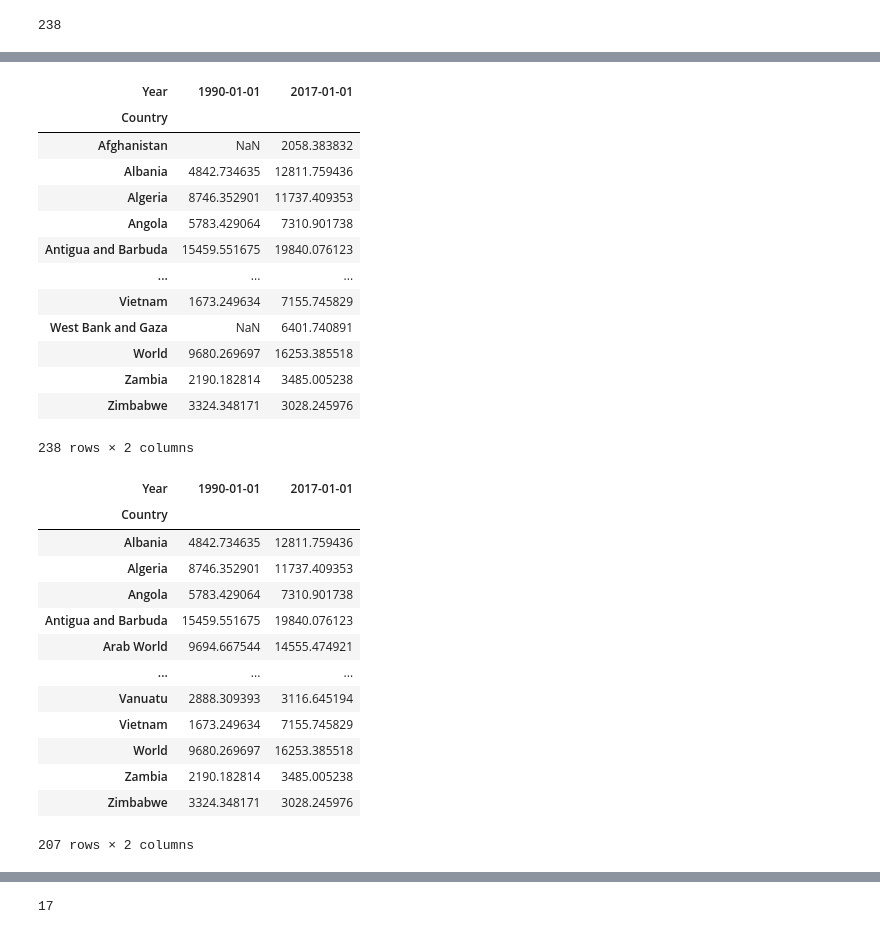
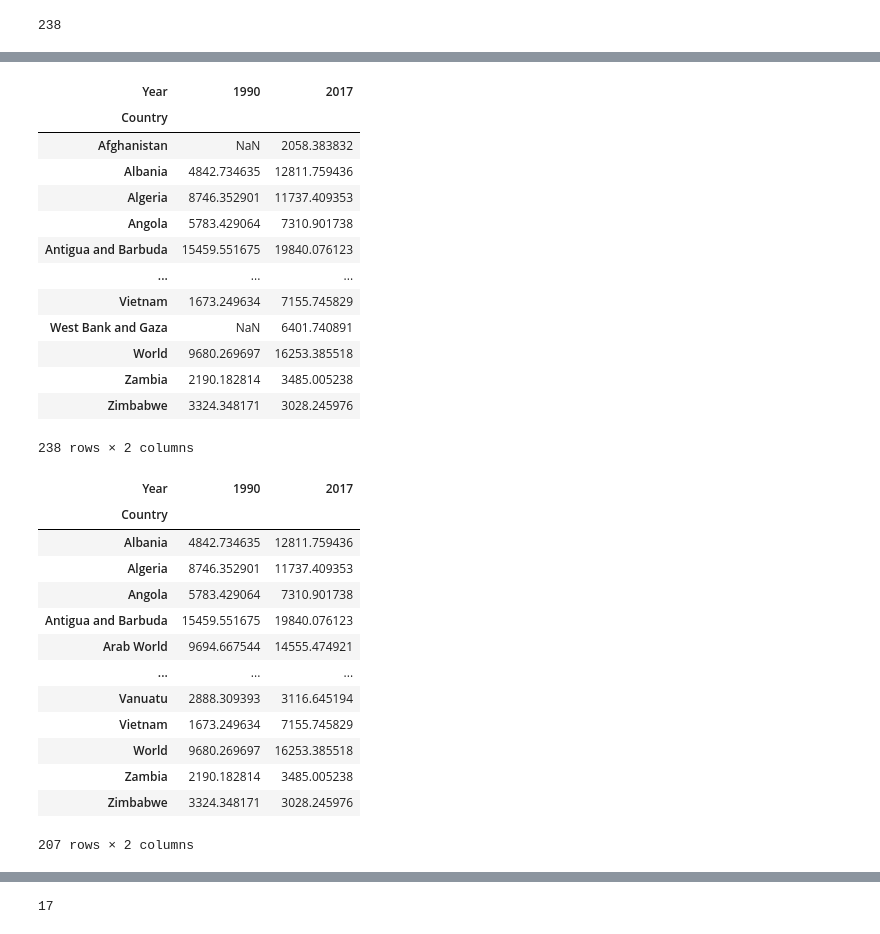
Before and after one commit to nss-data-science-cohort-6/un_data_question-RodNSS, a Jupyter notebook: notebooks/UN_Data_Exploration.ipynb, the cells around one changed output, grey strips where cells are left out. Drawn from its saved outputs; the diff is of its cells as text; code cells hidden in the pictures.

```diff
--- a/notebooks/UN_Data_Exploration.ipynb
+++ b/notebooks/UN_Data_Exploration.ipynb
@@ -217,9 +186,9 @@ gdp_pivoted
 238 rows × 30 columns
 # %%
-gdp_pivoted=gdp_pivoted[['1990-01-01', '2017-01-01']]
+gdp_pivoted=gdp_pivoted[[1990, 2017]]
 gdp_pivoted
 # %% [output]
-| Year | 1990-01-01 | 2017-01-01 |
+| Year | 1990 | 2017 |
 | Country |  |  |
 | Afghanistan | NaN | 2058.383832 |
 | Albania | 4842.734635 | 12811.759436 |
@@ -237,7 +206,7 @@ gdp_pivoted
 gdp_pivoted = gdp_pivoted.dropna(how='any')
 gdp_pivoted
 # %% [output]
-| Year | 1990-01-01 | 2017-01-01 |
+| Year | 1990 | 2017 |
 | Country |  |  |
 | Albania | 4842.734635 | 12811.759436 |
 | Algeria | 8746.352901 | 11737.409353 |
```
Also changed, not shown: parts of 96 cells of this notebook.
